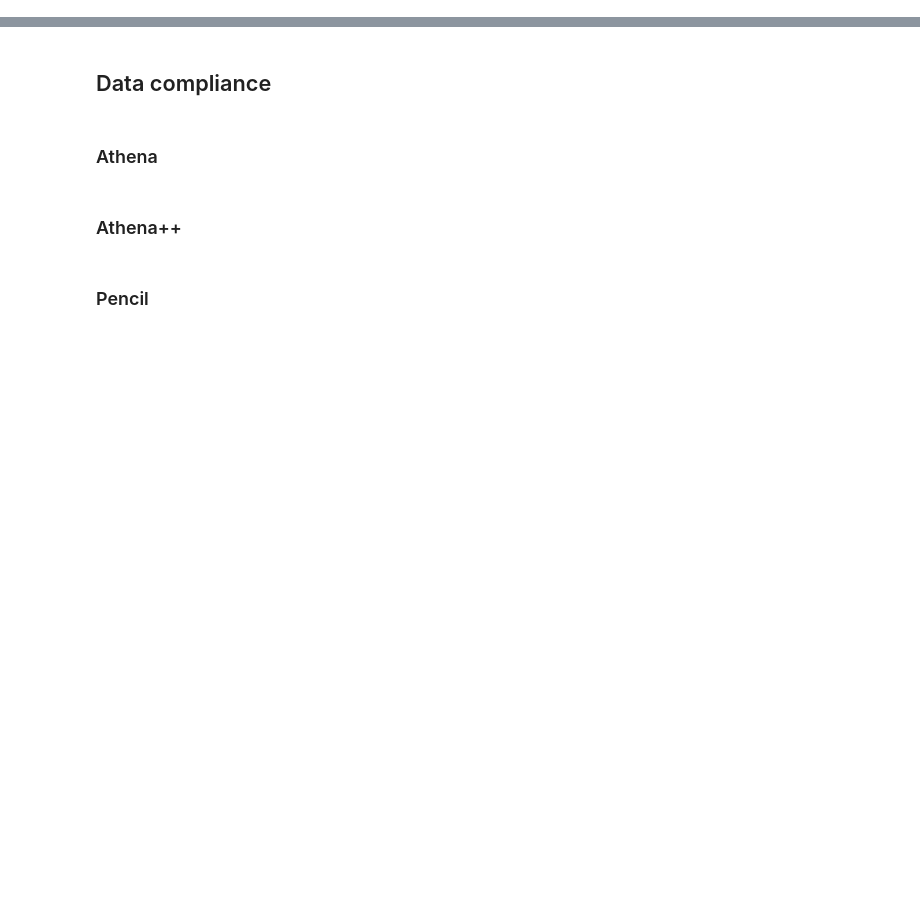
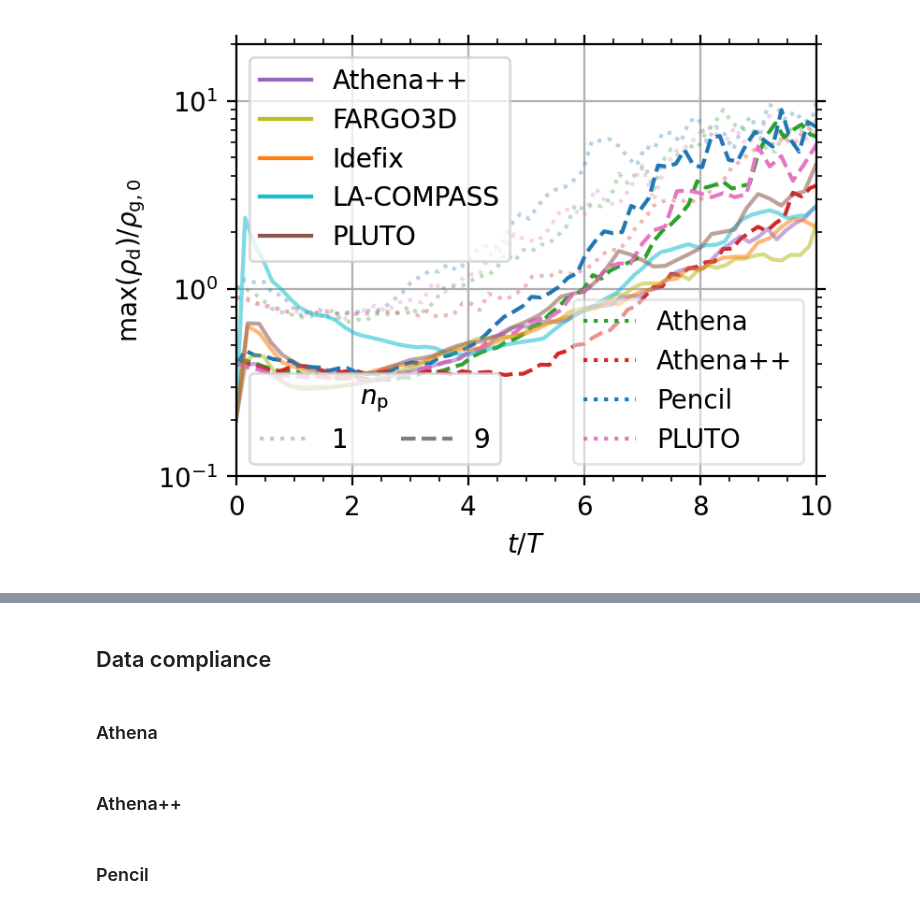
Before and after one commit to pfitsplus/sicc, a Jupyter notebook: unstratified/BA/512/BA-512-np9.ipynb, the cells around one changed output, grey strips where cells are left out. Cells and saved outputs as stored; diff of their text form; code cells hidden in the pictures; blank space fills up the shorter version.

```diff
--- a/unstratified/BA/512/BA-512-np9.ipynb
+++ b/unstratified/BA/512/BA-512-np9.ipynb
@@ -84,0 +100,87 @@ plt.savefig(f'figs/{problem}-{res}-{n_p}_snapshots.png', dpi=600, bbox_inches='t
+# %%
+#===============================================================================
+def print_samples(code, t, step, dt, window):
+    """Print the number of samples in the time series."""
+    print(f'{code} samples\n=======================')
+    print(f'\t  Total: {len(t)}')
+    print(f'\tStrided: {len(t[::step])}')
+    print(f'\tPer {dt}T: {window}')
+
+diag = True
+dt = 10  # [T]
+
+# Lowest cadence
+path = f'{root}/dust_fluid/FARGO3D'
+n_min = len(np.load(f'{path}/time_series.npz')['t'])
+
+# Temporarily add fluid runs
+fluid_runs = {
+    'dust_fluid': {
+        'ls': 'solid',
+        'codes' : {
+            'Athena++':     'tab:purple',
+            'FARGO3D':      'tab:olive',
+            'Idefix':       'tab:orange',
+            'LA-COMPASS':   'tab:cyan',
+            'PLUTO':        'tab:brown'
+        }
+    }
+}
+runs.update(fluid_runs)
+
+# Plot
+fig, ax = plt.subplots(figsize=(4, 3), dpi=200)
+for n_p in n_ps:
+    for key, value in runs.items():
+        c_handles = []
+        for code, color in value['codes'].items():
+            if n_p == 'np1' or key == 'dust_fluid':
+                alpha = 0.33
+                ls = value['ls']
+                path = f'{root}/{key}/{n_p}' if key != 'dust_fluid' else f'{root}/{key}'
+                c_handles.append(ax.plot([],[], c=color, label=code, ls=ls)[0])
+            else:
+                alpha = 1.0
+                ls = 'dashed'
+                path = f'{root}/{key}/{n_p}'
+            path += f'/{code}'
+            data = np.load(f'{path}/time_series.npz')
+            t = data['t']
+            # Strided
+            step = len(t)//n_min
+            if step < 2:
+                step = 1 if len(t)%n_min/n_min < 0.5 else 2
+            try:
+                ax.plot(t[::step], data['maxrhod'][::step], alpha=alpha,
+                        c=color, ls=ls)
+            except KeyError:
+                print(code)
+            window = len(t)//int(t[-1]/dt)
+            print_samples(code, t, step, dt, window) if diag else None
+        if n_p == 'np1' or key == 'dust_fluid':
+            loc = 'upper left' if key == 'dust_fluid' else 'lower right'
+            ax.add_artist(ax.legend(framealpha=0.5, handles=c_handles, loc=loc))
+
+# Remove fluid runs
+runs.pop('dust_fluid')
+
+# Custom legends
+ls_handles = []
+ls_handles.append(ax.plot([], [], alpha=0.33, c='tab:gray', ls='dotted',
+                          label='1')[0])
+ls_handles.append(ax.plot([], [], c='tab:gray', ls='dashed', label='9')[0])
+ax.add_artist(ax.legend(framealpha=0.5, handles=ls_handles, loc='lower left',
+                        ncol=2, title=r'$n_\mathrm{p}$'))
+
+# Format plots
+ax.grid()
+ax.minorticks_on()
+ax.set(xlabel=r'$t/T$', xlim=(0, 10), ylim=(1e-1, 2e1), yscale='log',
+       ylabel=rf'$\max(\rho_\mathrm{{d}})/\rho_\mathrm{{g,0}}$')
+ax.tick_params(axis='both', which='both', top=True, right=True)
+plt.savefig(f'figs/{problem}-{res}-{n_p}_time_series_pre-10T.pdf',
+            bbox_inches='tight', pad_inches=0.01)
+plt.savefig(f'figs/{problem}-{res}-{n_p}_time_series_pre-10T.png', dpi=600,
+            bbox_inches='tight', pad_inches=0.01)
+#===============================================================================
+# %% [output]
@@ -85,3 +204,4 @@ plt.savefig(f'figs/{problem}-{res}-{n_p}_snapshots.png', dpi=600, bbox_inches='t
+[figure, added]
 # %%
 #===============================================================================
 def print_samples(n_p, code, t, step, dt, window):
```
Also changed, not shown: parts of 7 cells of this notebook.
